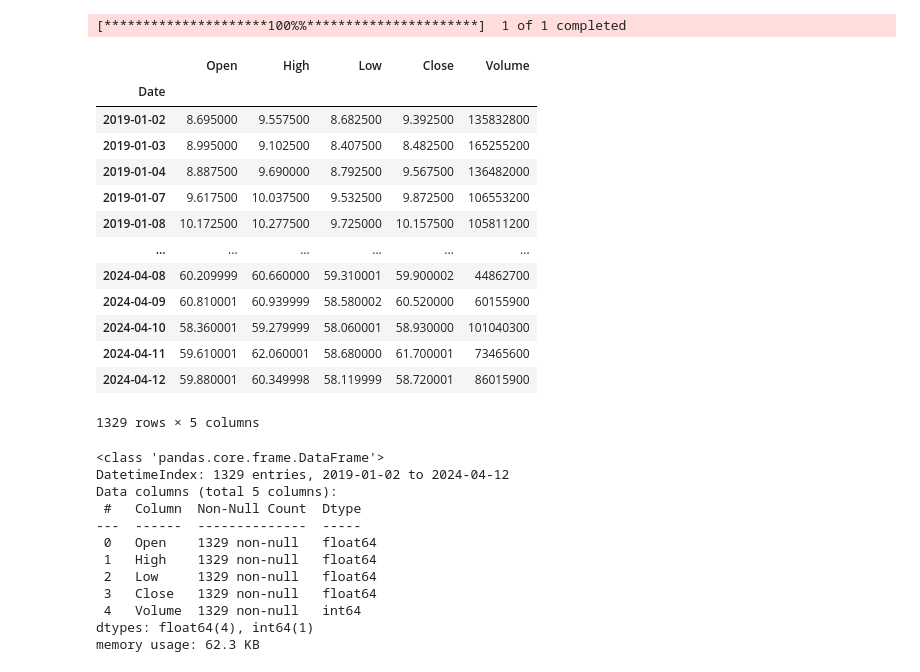
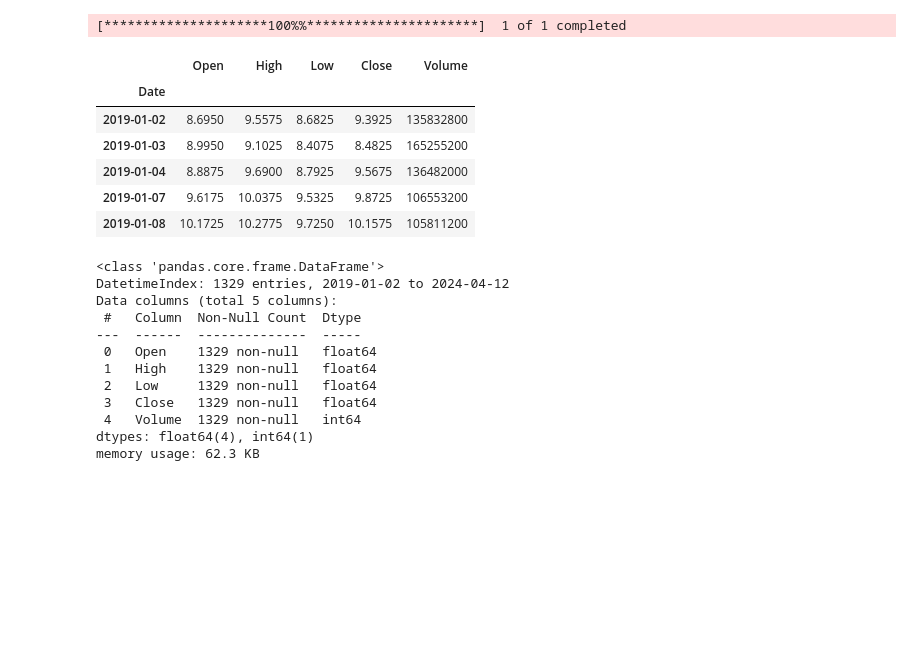
Before and after one commit to intelligenxe/gym-anytrading-RL, a Jupyter notebook: RL_Trading_Agent_4_0(inx).ipynb, the cells around one changed output. Drawn from its saved outputs; the diff is of its cells as text; code cells hidden in the pictures; blank space fills up the shorter version.

```diff
--- a/RL_Trading_Agent_4_0(inx).ipynb
+++ b/RL_Trading_Agent_4_0(inx).ipynb
@@ -107,22 +109,15 @@ df = yf.download('TQQQ', start='2019-01-01')       # insert stock ticker and sta
 # %%
 df = df.drop('Adj Close', axis=1)
 # %%
-df
+df.head(5)
 # %% [output]
 |  | Open | High | Low | Close | Volume |
 | Date |  |  |  |  |  |
-| 2019-01-02 | 8.695000 | 9.557500 | 8.682500 | 9.392500 | 135832800 |
-| 2019-01-03 | 8.995000 | 9.102500 | 8.407500 | 8.482500 | 165255200 |
-| 2019-01-04 | 8.887500 | 9.690000 | 8.792500 | 9.567500 | 136482000 |
-| 2019-01-07 | 9.617500 | 10.037500 | 9.532500 | 9.872500 | 106553200 |
-| 2019-01-08 | 10.172500 | 10.277500 | 9.725000 | 10.157500 | 105811200 |
-| ... | ... | ... | ... | ... | ... |
-| 2024-04-08 | 60.209999 | 60.660000 | 59.310001 | 59.900002 | 44862700 |
-| 2024-04-09 | 60.810001 | 60.939999 | 58.580002 | 60.520000 | 60155900 |
-| 2024-04-10 | 58.360001 | 59.279999 | 58.060001 | 58.930000 | 101040300 |
-| 2024-04-11 | 59.610001 | 62.060001 | 58.680000 | 61.700001 | 73465600 |
-| 2024-04-12 | 59.880001 | 60.349998 | 58.119999 | 58.720001 | 86015900 |
+| 2019-01-02 | 8.6950 | 9.5575 | 8.6825 | 9.3925 | 135832800 |
+| 2019-01-03 | 8.9950 | 9.1025 | 8.4075 | 8.4825 | 165255200 |
+| 2019-01-04 | 8.8875 | 9.6900 | 8.7925 | 9.5675 | 136482000 |
+| 2019-01-07 | 9.6175 | 10.0375 | 9.5325 | 9.8725 | 106553200 |
+| 2019-01-08 | 10.1725 | 10.2775 | 9.7250 | 10.1575 | 105811200 |
-1329 rows × 5 columns
 # %%
 df.info()
 # %% [output]
```
Also changed, not shown: parts of 13 cells of this notebook.
